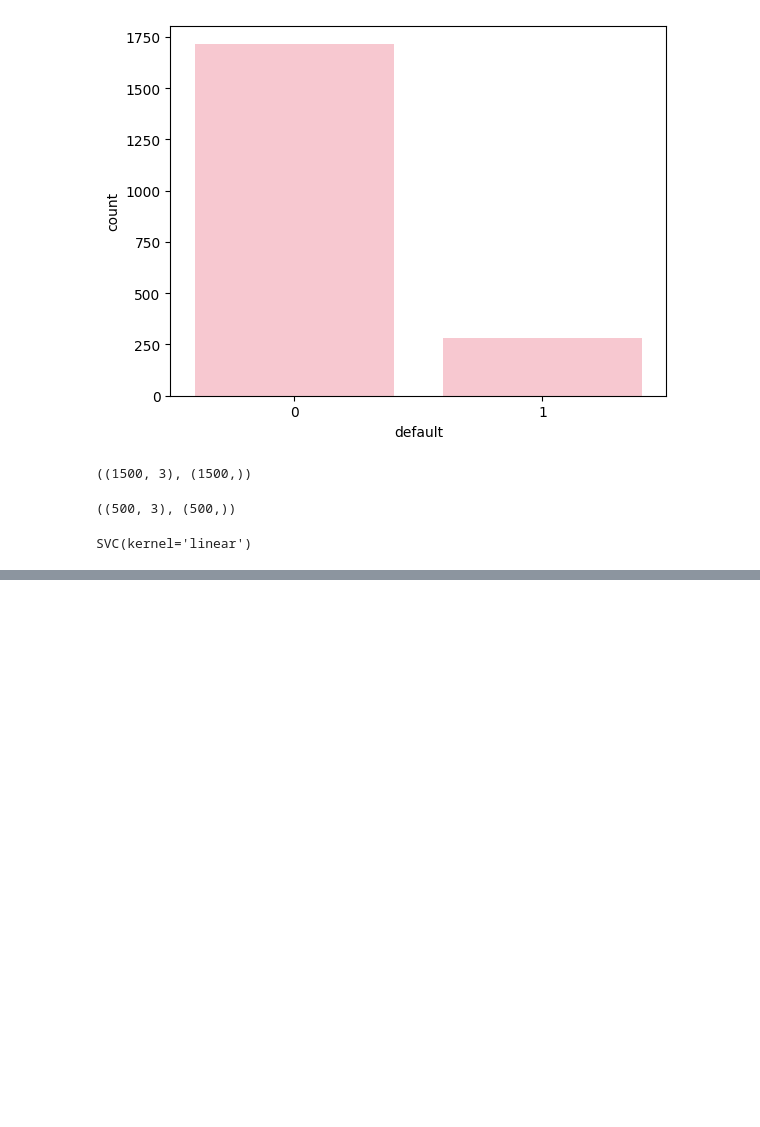
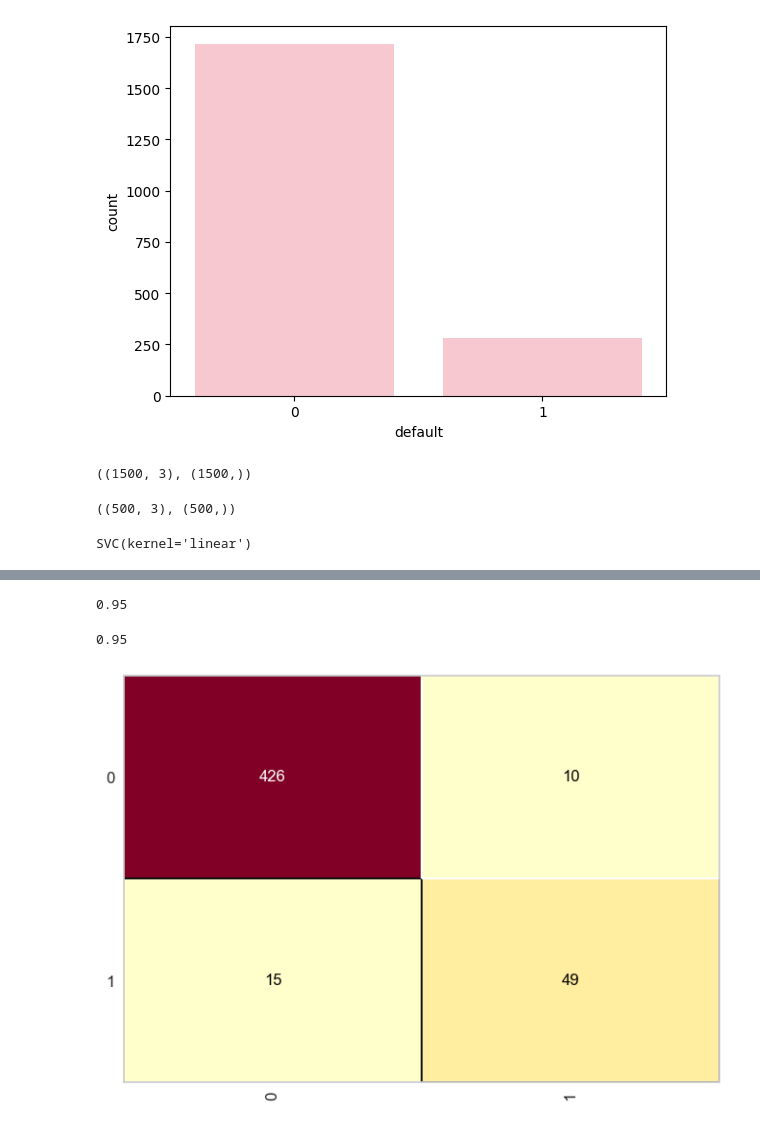
Before and after one commit to annaguerrra/AI-Bosch, a Jupyter notebook: Aula07/main.ipynb, the cells around one changed output, grey strips where cells are left out. Cells and saved outputs as stored; diff of their text form; code cells hidden in the pictures; blank space fills up the shorter version.

Commit message:
confusion matrix

```diff
--- a/Aula07/main.ipynb
+++ b/Aula07/main.ipynb
@@ -88,0 +121,16 @@ array([0, 0, 0, ..., 1, 0, 0], dtype=int64)
+# %%
+from sklearn.metrics import accuracy_score, classification_report
+
+accuracy_score(y_credit_test, prevision)
+# %% [output]
+0.95
+# %%
+from yellowbrick.classifier import ConfusionMatrix
+
+plt.Figure(figsize=(2,2))
+cm = ConfusionMatrix(svm_credit)
+cm.fit(x_credit_training, y_credit_training)
+cm.score(x_credit_test, y_credit_test)
+# %% [output]
+0.95
+[figure, added]
```
Also changed, not shown: parts of 2 cells of this notebook.
